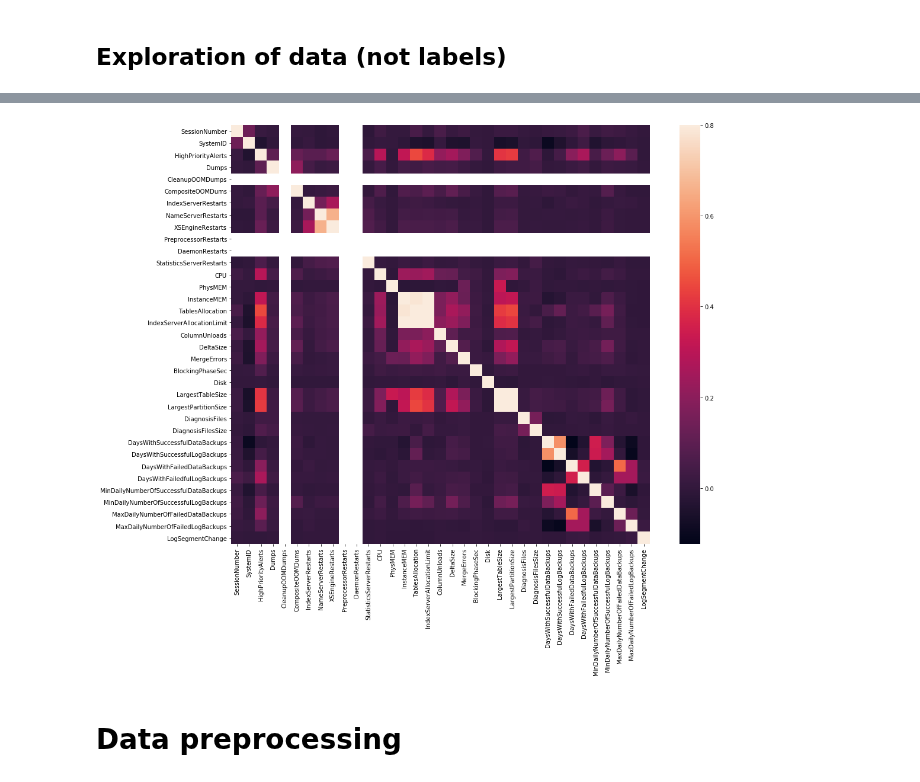
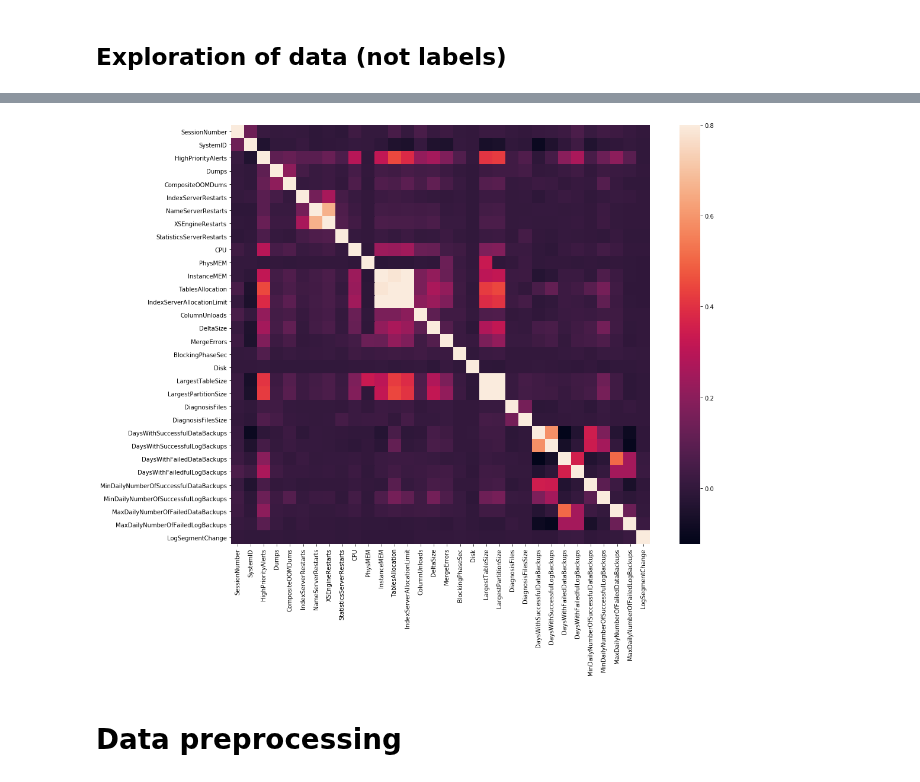
Before and after one commit to yohannjs/AML-2019, a Jupyter notebook: Challenges/5_Anomaly/eivind_anomaly.ipynb, the cells around one changed output, grey strips where cells are left out. Drawn from its saved outputs; the diff is of its cells as text; code cells hidden in the pictures.

```diff
--- a/Challenges/5_Anomaly/eivind_anomaly.ipynb
+++ b/Challenges/5_Anomaly/eivind_anomaly.ipynb
@@ -161,11 +191,12 @@ MaxDailyNumberOfFailedLogBackups         0.00
 LogSegmentChange                        12.39
 dtype: float64
 # %%
-corr_matrix_puredata = puredataDF.corr()
+matrixDF = puredataDF.drop(["CleanupOOMDumps","PreprocessorRestarts", "DaemonRestarts"], axis=1)
+corr_matrix_puredata = matrixDF.corr()
 figure, ax = plt.subplots(figsize=(18,13))
 ax = sns.heatmap(corr_matrix_puredata, vmax=0.8, square=True)
 # %% [output]
-[figure, old version]
+[figure, new version]
 # %% [markdown]
 # Data preprocessing
 # %%
```
Also changed, not shown: parts of 4 cells of this notebook.
